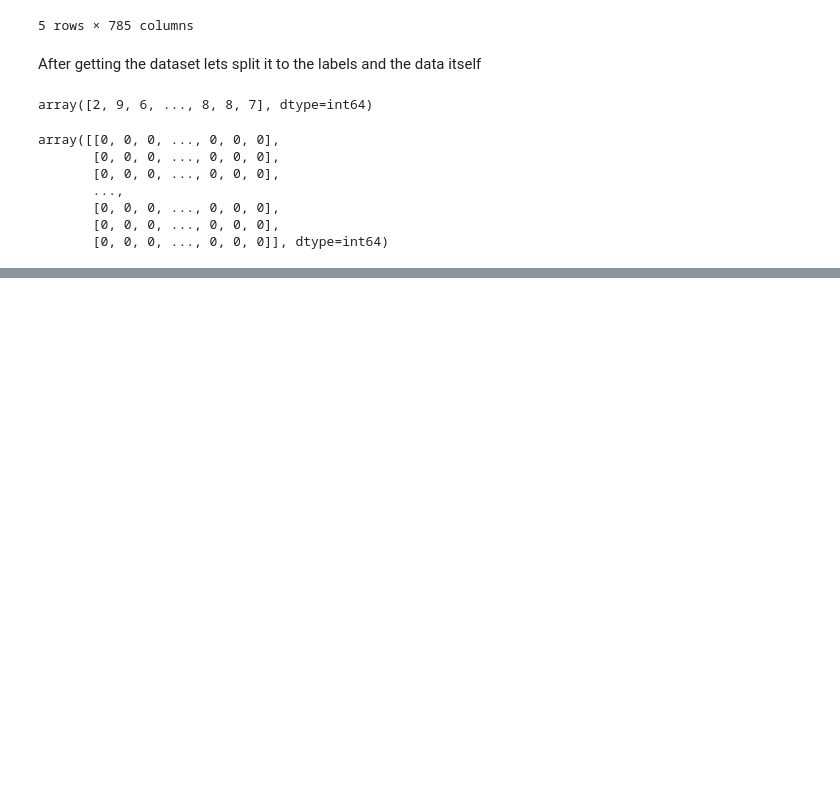
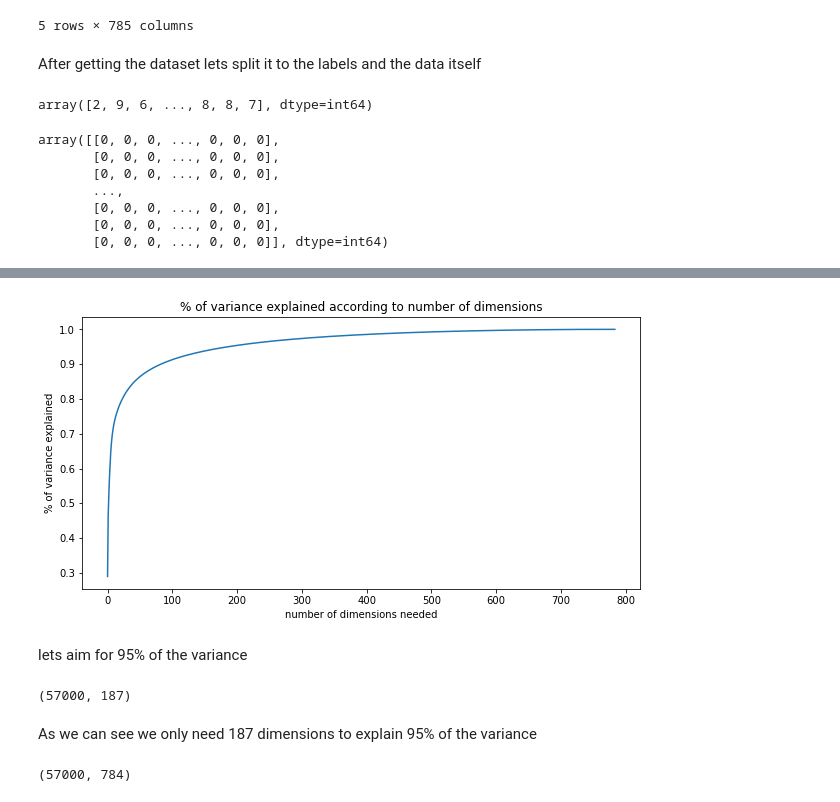
Before and after one commit to LiorBreitman8234/ML_SEM2, a Jupyter notebook: Fashion_MNIST.ipynb, the cells around one changed output, grey strips where cells are left out. Drawn from its saved outputs; the diff is of its cells as text; code cells hidden in the pictures; blank space fills up the shorter version.

```diff
--- a/Fashion_MNIST.ipynb
+++ b/Fashion_MNIST.ipynb
@@ -64 +86,4 @@ KNeighborsClassifier(n_neighbors=20)
+# %%
+from sklearn.ensemble import RandomForestClassifier
+RFC = RandomForestClassifier(n_estimators = 100, max_depth = 2)
 # %%
@@ -71,0 +101,3 @@ print(metrics.accuracy_score(target_train,train))
+# %%
+import xgboost
+xgb = xgboost.XGBClassifier(n_estimators = 100,eval_metric = "merror",learning_rate = 0.5)
@@ -71,0 +120,15 @@ print(metrics.accuracy_score(target_train,train))
+# %%
+from sklearn.decomposition import PCA
+pca = PCA()
+pca.fit(data_train)
+cumsum = np.cumsum(pca.explained_variance_ratio_)
+# %%
+plt.figure(figsize = [10,5])
+plt.plot(cumsum)
+plt.ylabel("% of variance explained")
+plt.xlabel("number of dimensions needed")
+plt.title("% of variance explained according to number of dimensions");
+# %% [output]
+[figure, added]
+# %% [markdown]
+lets aim for 95% of the variance
@@ -71,0 +141,10 @@ print(metrics.accuracy_score(target_train,train))
+# %%
+data_reduced.shape
+# %% [output]
+(57000, 187)
+# %% [markdown]
+As we can see we only need 187 dimensions to explain 95% of the variance
+# %%
+data_recoverd.shape
+# %% [output]
+(57000, 784)
```
Also changed, not shown: parts of 27 cells of this notebook.
